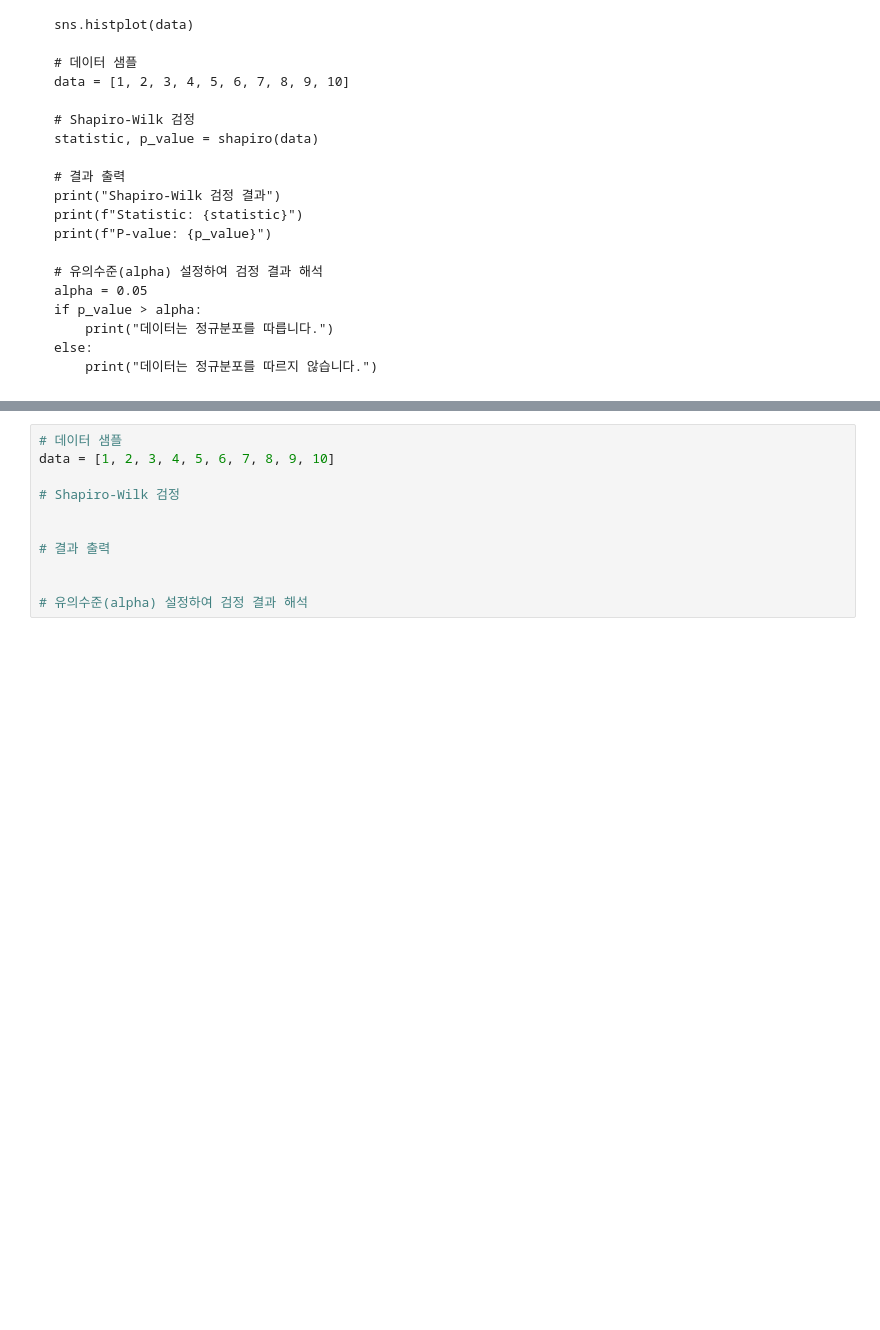
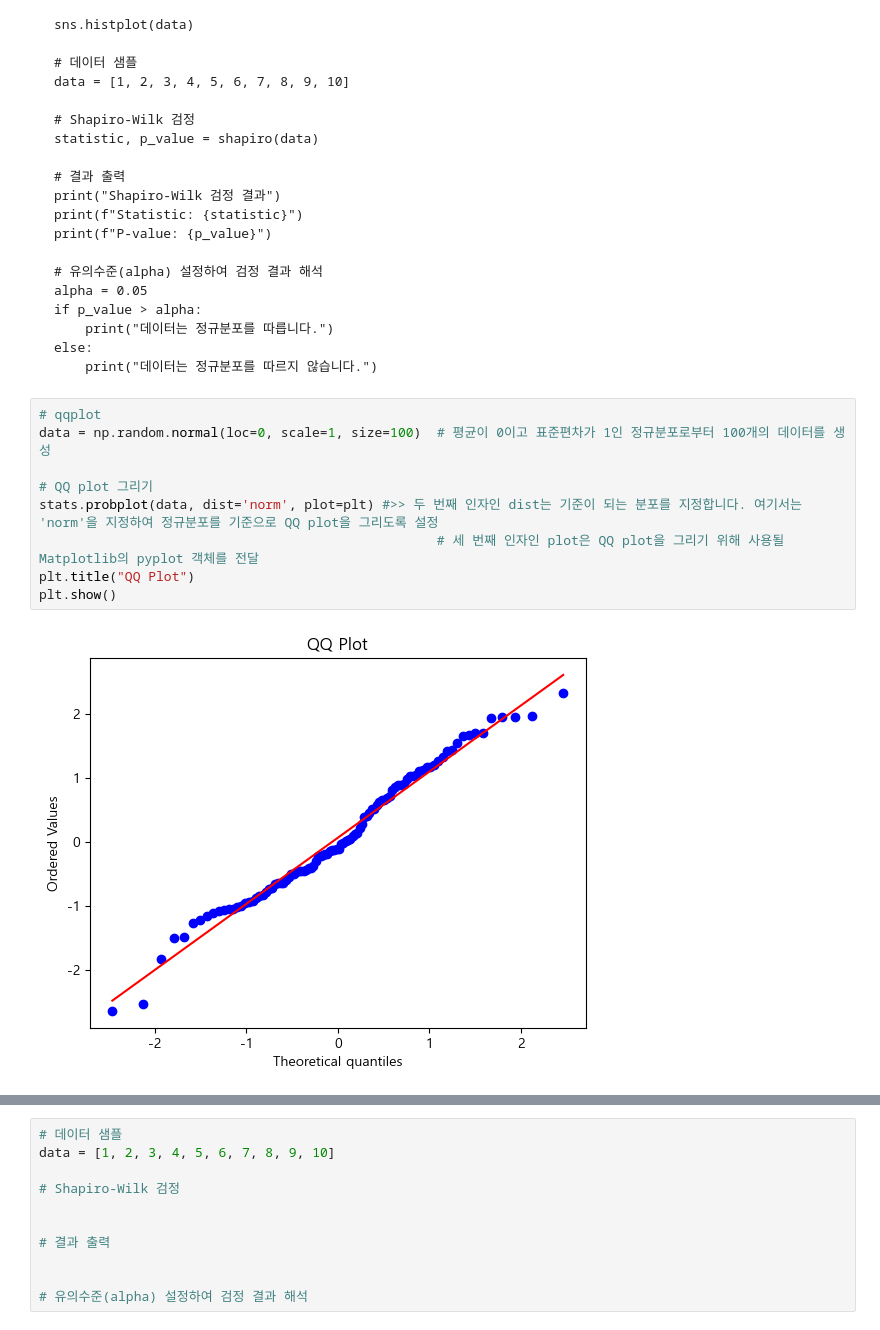
Before and after one commit to juno-bara/7_tutoring, a Jupyter notebook: tutoring_3.ipynb, the cells around one changed output, grey strips where cells are left out. Cells and saved outputs as stored; diff of their text form; blank space fills up the shorter version.

```diff
--- a/tutoring_3.ipynb
+++ b/tutoring_3.ipynb
@@ -166,4 +166,15 @@ from scipy.stats import levene,bartlett
         print("데이터는 정규분포를 따릅니다.")
     else:
         print("데이터는 정규분포를 따르지 않습니다.")
+# %%
+# qqplot
+data = np.random.normal(loc=0, scale=1, size=100)  # 평균이 0이고 표준편차가 1인 정규분포로부터 100개의 데이터를 생성
+
+# QQ plot 그리기
+stats.probplot(data, dist='norm', plot=plt) #>> 두 번째 인자인 dist는 기준이 되는 분포를 지정합니다. 여기서는 'norm'을 지정하여 정규분포를 기준으로 QQ plot을 그리도록 설정
+                                                   # 세 번째 인자인 plot은 QQ plot을 그리기 위해 사용될 Matplotlib의 pyplot 객체를 전달
+plt.title("QQ Plot")
+plt.show()
+# %% [output]
+[figure, added]
 # %%
```
Also changed, not shown: parts of 13 cells of this notebook, 2 other files.
